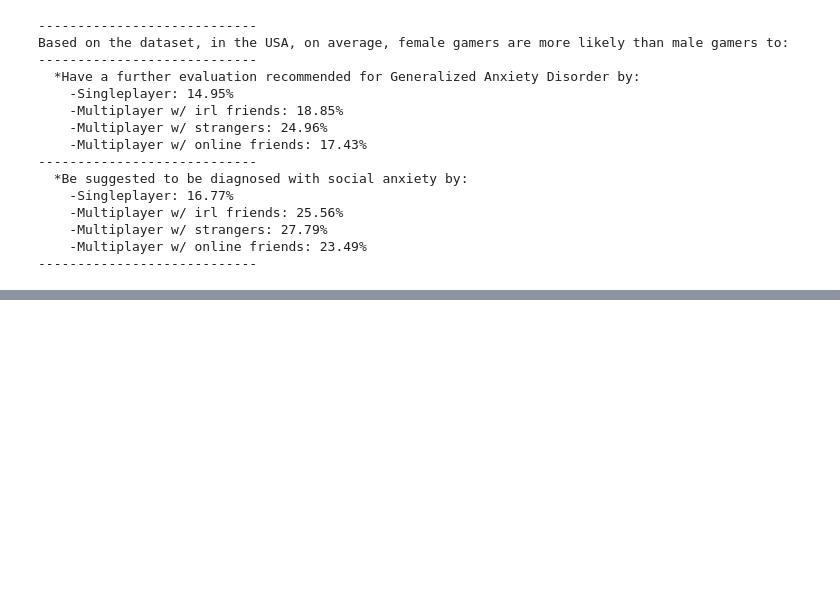
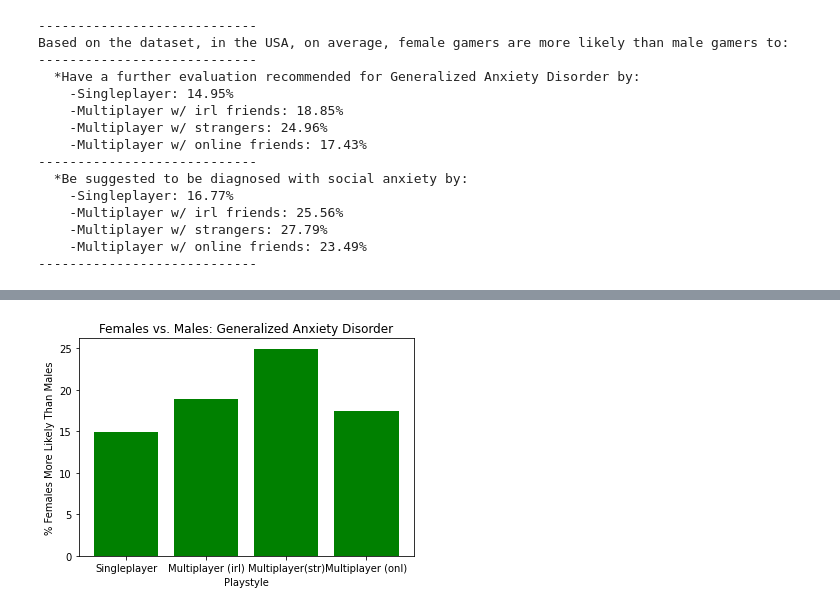
Before and after one commit to jagorman/gamebrain, a Jupyter notebook: ians_code/Gender.ipynb, the cells around one changed output, grey strips where cells are left out. Saved outputs shown, nothing was run; the diff lists cells and outputs as text; code cells hidden in the pictures; blank space fills up the shorter version.

Commit message:
graphs pt1

```diff
--- a/ians_code/Gender.ipynb
+++ b/ians_code/Gender.ipynb
@@ -1131,3 +1131,10 @@ Based on the dataset, in the USA, on average, female gamers are more likely than
     -Multiplayer w/ strangers: 27.79%
     -Multiplayer w/ online friends: 23.49%
 ----------------------------
+# %%
+#GAD df
+usagadframe = [["Singleplayer", usdifsGAD], ["Multiplayer (irl)", usdifmiGAD], ["Multiplayer(str)", usdifmsGAD], ["Multiplayer (onl)", usdifmoGAD]]
+usagadcol = ["Playstyle", "% Greater"]
+USAGADDF_df = pd.DataFrame(usagadframe, columns = usagadcol)
+print("----------------------")
+USAGADDF_df
@@ -1133,0 +1162,8 @@ Based on the dataset, in the USA, on average, female gamers are more likely than
+# %%
+plt.bar(USAGADDF_df['Playstyle'], USAGADDF_df['% Greater'], color = "green")
+plt.title("Females vs. Males: Generalized Anxiety Disorder")
+plt.xlabel("Playstyle")
+plt.ylabel("% Females More Likely Than Males")
+plt.show()
+# %% [output]
+[figure, added]
```
Also changed, not shown: parts of 8 cells of this notebook, 1 other file.
